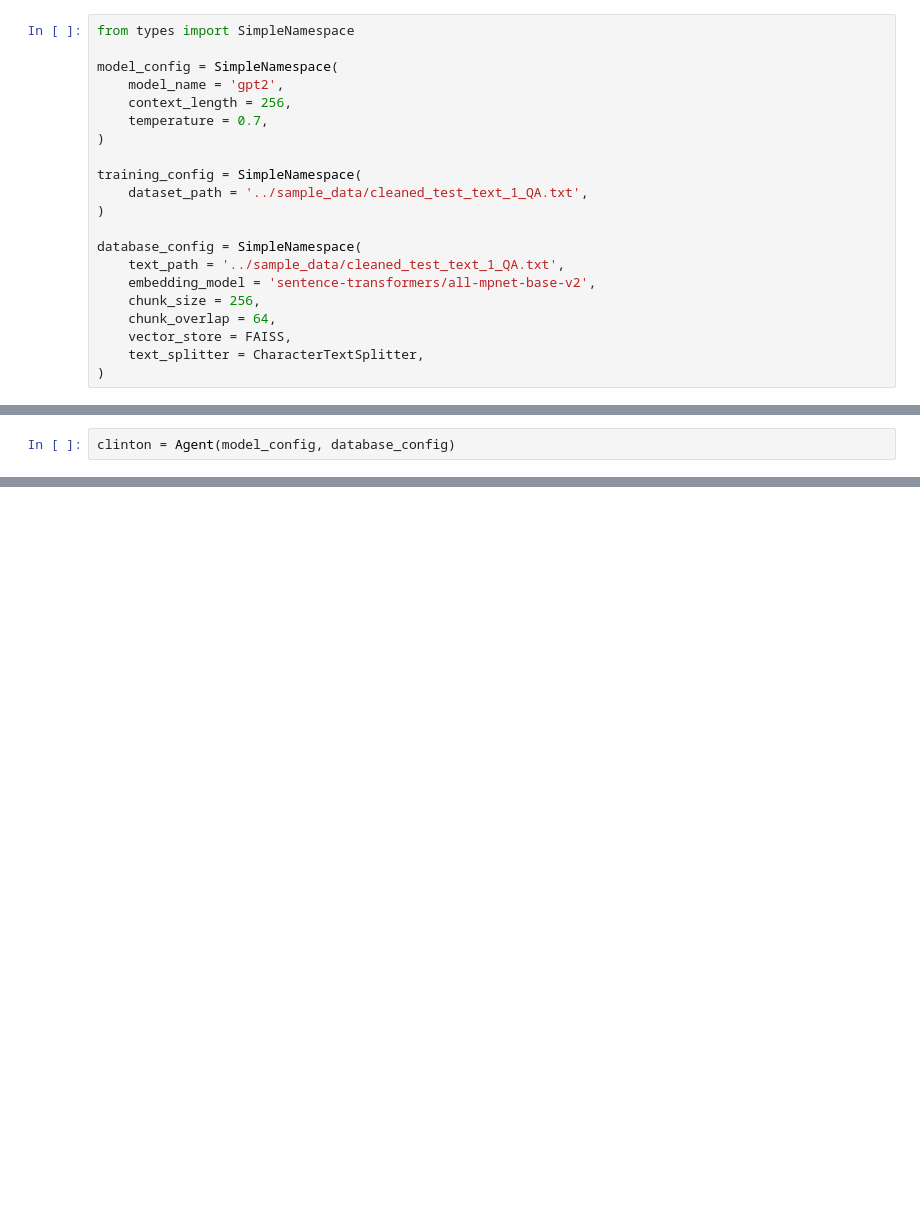
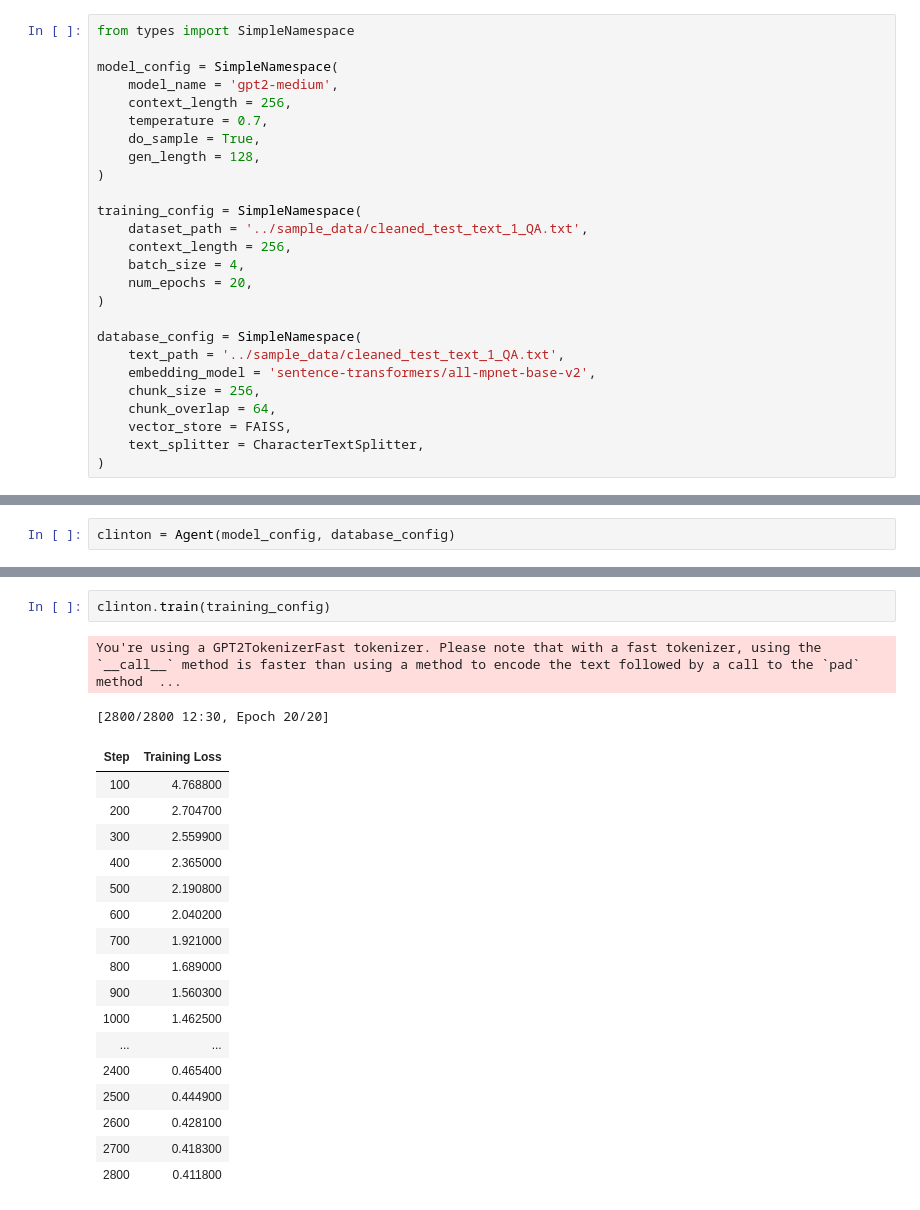
Before and after one commit to acceleratescience/large-language-models, a Jupyter notebook: notebooks/finetuning.ipynb, the cells around one changed output, grey strips where cells are left out. Saved outputs shown, nothing was run; the diff lists cells and outputs as text; blank space fills up the shorter version.

```diff
--- a/notebooks/finetuning.ipynb
+++ b/notebooks/finetuning.ipynb
@@ -435,13 +483,18 @@ Now you can define your parameters as a config.
 from types import SimpleNamespace
 
 model_config = SimpleNamespace(
-    model_name = 'gpt2',
+    model_name = 'gpt2-medium',
     context_length = 256,
     temperature = 0.7,
+    do_sample = True,
+    gen_length = 128,
 )
 
 training_config = SimpleNamespace(
     dataset_path = '../sample_data/cleaned_test_text_1_QA.txt',
+    context_length = 256,
+    batch_size = 4,
+    num_epochs = 20,
 )
 
 database_config = SimpleNamespace(
@@ -485,0 +517,22 @@ config.total_train_steps = config.epochs * len(train_dataloader) // config.gradi
+# %%
+clinton.train(training_config)
+# %% [output]
+You're using a GPT2TokenizerFast tokenizer. Please note that with a fast tokenizer, using the `__call__` method is faster than using a method to encode the text followed by a call to the `pad` method  ...
+[2800/2800 12:30, Epoch 20/20]
+| Step | Training Loss |
+| 100 | 4.768800 |
+| 200 | 2.704700 |
+| 300 | 2.559900 |
+| 400 | 2.365000 |
+| 500 | 2.190800 |
+| 600 | 2.040200 |
+| 700 | 1.921000 |
+| 800 | 1.689000 |
+| 900 | 1.560300 |
+| 1000 | 1.462500 |
+| ... | ... |
+| 2400 | 0.465400 |
+| 2500 | 0.444900 |
+| 2600 | 0.428100 |
+| 2700 | 0.418300 |
+| 2800 | 0.411800 |
```
Also changed, not shown: parts of 11 cells of this notebook, 1 other file.
